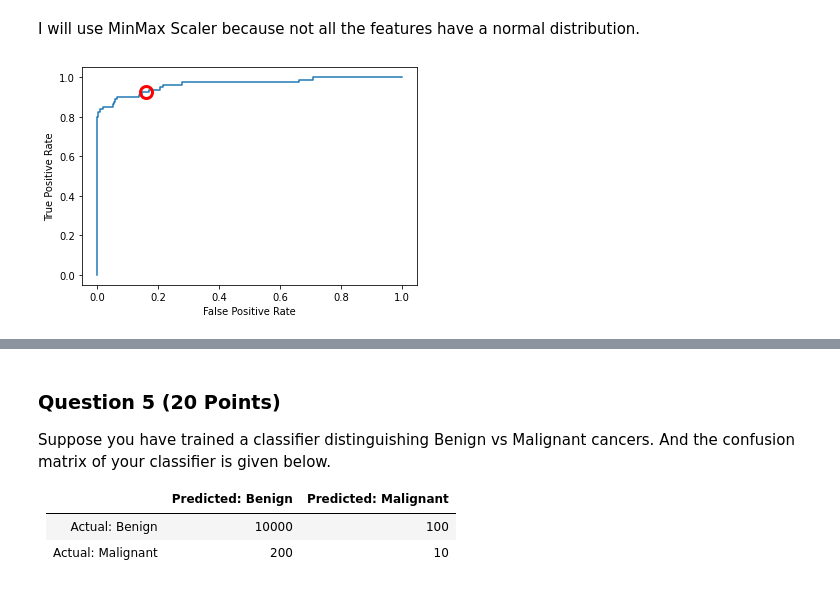
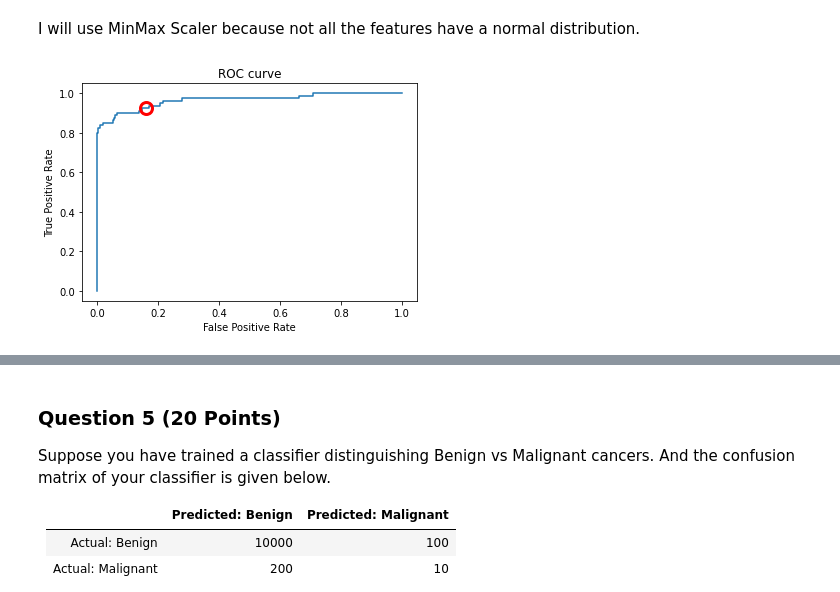
Before and after one commit to SidraEffendi/Applied_Machine_Learning, a Jupyter notebook: Homework 3/si670f22_hw_3.ipynb, the cells around one changed output, grey strips where cells are left out. Drawn from its saved outputs; the diff is of its cells as text; code cells hidden in the pictures.

```diff
--- a/Homework 3/si670f22_hw_3.ipynb
+++ b/Homework 3/si670f22_hw_3.ipynb
@@ -195,67 +180,42 @@ X_train.hist(figsize=(9,9));
 # %% [markdown]
 I will use MinMax Scaler because not all the features have a normal distribution.
 # %%
-from sklearn.linear_model import LogisticRegression
-from sklearn.preprocessing import MinMaxScaler
-from sklearn.metrics import precision_recall_curve
-from sklearn import metrics
+def answer_four():
+    from sklearn.linear_model import LogisticRegression
+    from sklearn.preprocessing import MinMaxScaler
+    from sklearn.metrics import precision_recall_curve, roc_curve
 
-from sklearn.metrics import PrecisionRecallDisplay
+    mm_scaler = MinMaxScaler()
+    X_train_scaled = mm_scaler.fit_transform(X_train)
+    logreg = LogisticRegression(C=10).fit(X_train_scaled, y_train)
+    X_test_scaled = mm_scaler.transform(X_test)
+    y_pred = logreg.decision_function(X_test_scaled)
 
-mm_scaler = MinMaxScaler()
-X_train_scaled = mm_scaler.fit_transform(X_train)
-logreg = LogisticRegression(C=10).fit(X_train_scaled, y_train)
-X_test_scaled = mm_scaler.transform(X_test)
-y_pred = logreg.decision_function(X_test_scaled)
+    #create ROC curve
+    fpr, tpr, _ = roc_curve(y_test, y_pred)
+    tpr_at_fpr16 = np.interp(0.16, fpr ,tpr)
 
-fpr, tpr, _ = metrics.roc_curve(y_test, y_pred)
-# auc = metrics.roc_auc_score(y_test, y_pred_proba)
-tpr_at_fpr16 = np.interp(0.16, fpr ,tpr)
+    plt.plot(fpr,tpr,label="ROC curve")
+    plt.ylabel('True Positive Rate')
+    plt.xlabel('False Positive Rate')
+    plt.plot(0.16, tpr_at_fpr16, 'ro', markersize=12, fillstyle='none', mew=3)
+    plt.title("ROC curve")
+    plt.show()
 
-# fpr, tpr, _ = metrics.roc_curve(y_test,  y_pred_proba)
-# auc = metrics.roc_auc_score(y_test, y_pred_proba)
+    #create precision-recall curve
+    precision, recall, _ = precision_recall_curve(y_test, y_pred)
+    recall_at_p75 = np.interp(0.75, precision, recall)
 
-#create ROC curve
-plt.plot(fpr,tpr,label="ROC curve")
-plt.ylabel('True Positive Rate')
-plt.xlabel('False Positive Rate')
-plt.plot(0.16, tpr_at_fpr16, 'ro', markersize=12, fillstyle='none', mew=3)
-# plt.legend(loc=4)
-plt.show()
-
-precision, recall, _ = precision_recall_curve(y_test, y_pred)
-recall_at_p75 = np.interp(0.75, precision, recall)
-
-plt.plot(precision, recall, label="Precision-Recall curve")
-plt.ylabel('Recall')
-plt.xlabel('Precision')
-plt.plot(0.75, recall_at_p75, 'ro', markersize=12, fillstyle='none', mew=3)
-plt.show();
-# # disp = PrecisionRecallDisplay(precision=precision, recall=recall, drawstyle="default")
-# disp = PrecisionRecallDisplay.from_predictions(y_test, y_pred)
-# disp.plot()
-# plt.plot(0.75, recall_at_p75, 'ro', markersize=12, fillstyle='none', mew=3)
-# plt.show()
+    plt.plot(precision, recall, label="Precision-Recall curve")
+    plt.ylabel('Recall')
+    plt.xlabel('Precision')
+    plt.plot(0.75, recall_at_p75, 'ro', markersize=12, fillstyle='none', mew=3)
+    plt.title("Precision-Recall curve")
+    plt.show();
 
 
-# metrics.plot_roc_curve(logreg, X_test_scaled, y_test)
-# plt.plot(0.16, tpr_at_fpr16, 'ro', markersize=12, fillstyle='none', mew=3)
-# plt.show()
-# precision, recall, thresholds = metrics.precision_recall_curve( X_test, y_test)
+    return recall_at_p75, tpr_at_fpr16
 
-# precision, recall, _ = precision_recall_curve(y_test, y_pred)
-# # disp = PrecisionRecallDisplay(precision=precision, recall=recall, drawstyle="default")
-# disp = PrecisionRecallDisplay.from_predictions(y_test, y_pred)
-# disp.plot()
-# plt.plot(0.75, recall_at_p75, 'ro', markersize=12, fillstyle='none', mew=3)
-# plt.show()
-
-# precision, recall, pr_thresholds = precision_recall_curve(y_test, y_pred)
-# # recall_at_p75 = np.interp(0.75, precision, recall)
-
-# display = PrecisionRecallDisplay.from_estimator(
-#     logreg, X_test_scaled, y_test, name="LinearReg")
-# display.ax_.set_title("2-class Precision-Recall curve")
-# display.plot(0.75, recall_at_p75, 'ro', markersize=12, fillstyle='none', mew=3)
+answer_four()
 # %% [output]
-[figure, old version]
+[figure, new version]
```
Also changed, not shown: parts of 4 cells of this notebook, 1 other file.
